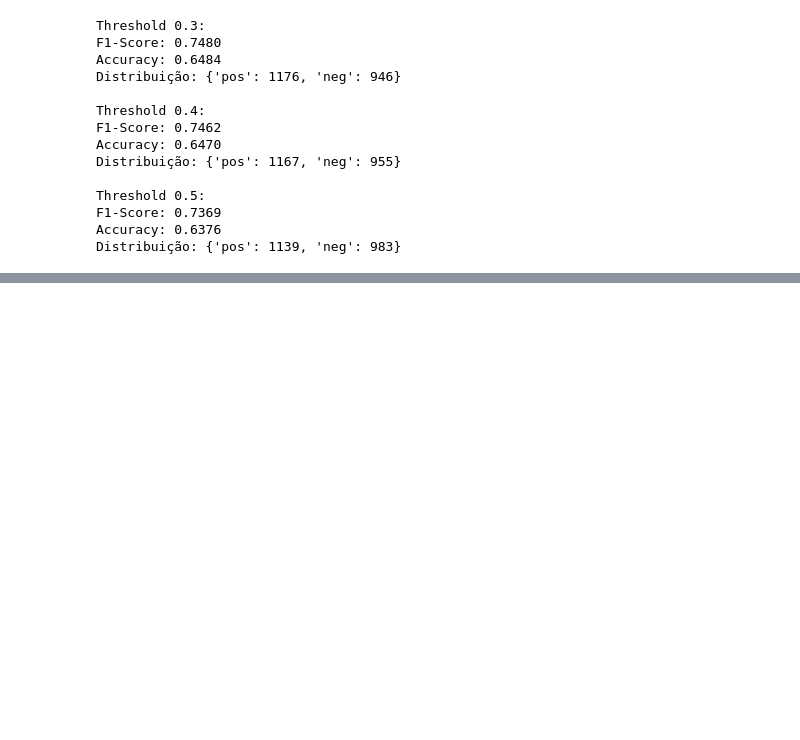
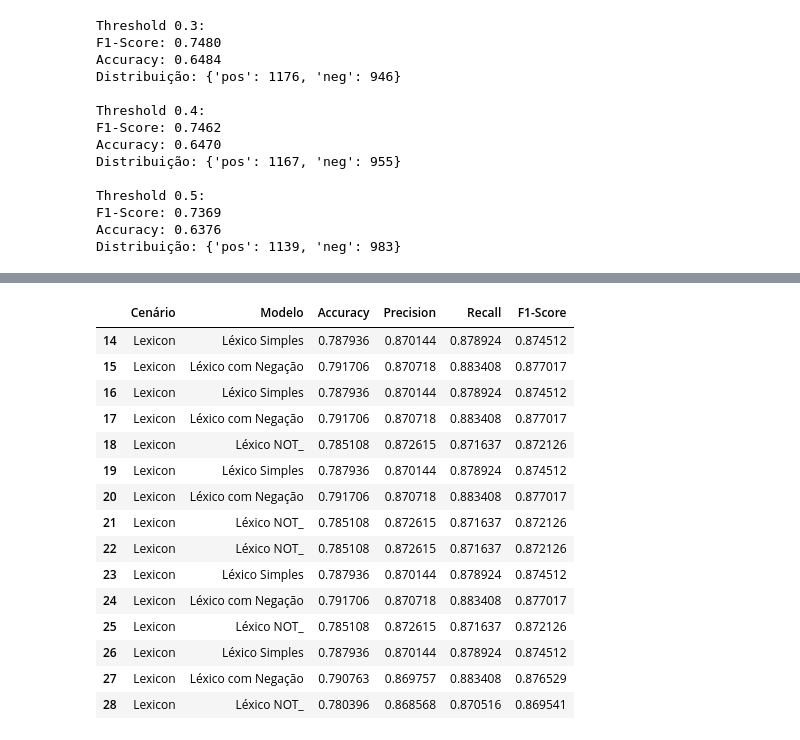
Before and after one commit to fernandorocha23/text_mining, a Jupyter notebook: project/Início.ipynb, the cells around one changed output, grey strips where cells are left out. Cells and saved outputs as stored; diff of their text form; code cells hidden in the pictures; blank space fills up the shorter version.

```diff
--- a/project/Início.ipynb
+++ b/project/Início.ipynb
@@ -753,0 +871,57 @@ Distribuição: {'pos': 1139, 'neg': 983}
+# %%
+#aplicar modelos
+
+df_test['pred_lexico_negacao'] = df_test['text_sem_lematizacao'].apply(sentiment_lexico_negacao)
+df_test['pred_lexico_not'] = df_test['text_sem_lematizacao'].apply(sentiment_lexico_not)
+# %%
+# Avaliar resultados
+resultado_lexico_simples = avaliar_modelo(
+    df_test['class'],
+    df_test['pred_lexico_simples'],
+    'Léxico Simples',
+    'Lexicon'
+)
+
+resultado_lexico_negacao = avaliar_modelo(
+    df_test['class'],
+    df_test['pred_lexico_negacao'],
+    'Léxico com Negação',
+    'Lexicon'
+)
+
+# Adicionar aos resultados existentes
+df_resultados = pd.concat([
+    df_resultados,
+    pd.DataFrame([resultado_lexico_simples, resultado_lexico_negacao])
+], ignore_index=True)
+# %%
+resultado_lexico_not = avaliar_modelo(
+    df_test['class'],
+    df_test['pred_lexico_not'],
+    'Léxico NOT_',
+    'Lexicon'
+)
+
+df_resultados = pd.concat([
+    df_resultados,
+    pd.DataFrame([resultado_lexico_not])
+], ignore_index=True)
+
+display(df_resultados[df_resultados['Modelo'].isin(['Léxico Simples', 'Léxico NOT_', 'Léxico com Negação'])])
+# %% [output]
+|  | Cenário | Modelo | Accuracy | Precision | Recall | F1-Score |
+| 14 | Lexicon | Léxico Simples | 0.787936 | 0.870144 | 0.878924 | 0.874512 |
+| 15 | Lexicon | Léxico com Negação | 0.791706 | 0.870718 | 0.883408 | 0.877017 |
+| 16 | Lexicon | Léxico Simples | 0.787936 | 0.870144 | 0.878924 | 0.874512 |
+| 17 | Lexicon | Léxico com Negação | 0.791706 | 0.870718 | 0.883408 | 0.877017 |
+| 18 | Lexicon | Léxico NOT_ | 0.785108 | 0.872615 | 0.871637 | 0.872126 |
+| 19 | Lexicon | Léxico Simples | 0.787936 | 0.870144 | 0.878924 | 0.874512 |
+| 20 | Lexicon | Léxico com Negação | 0.791706 | 0.870718 | 0.883408 | 0.877017 |
+| 21 | Lexicon | Léxico NOT_ | 0.785108 | 0.872615 | 0.871637 | 0.872126 |
+| 22 | Lexicon | Léxico NOT_ | 0.785108 | 0.872615 | 0.871637 | 0.872126 |
+| 23 | Lexicon | Léxico Simples | 0.787936 | 0.870144 | 0.878924 | 0.874512 |
+| 24 | Lexicon | Léxico com Negação | 0.791706 | 0.870718 | 0.883408 | 0.877017 |
+| 25 | Lexicon | Léxico NOT_ | 0.785108 | 0.872615 | 0.871637 | 0.872126 |
+| 26 | Lexicon | Léxico Simples | 0.787936 | 0.870144 | 0.878924 | 0.874512 |
+| 27 | Lexicon | Léxico com Negação | 0.790763 | 0.869757 | 0.883408 | 0.876529 |
+| 28 | Lexicon | Léxico NOT_ | 0.780396 | 0.868568 | 0.870516 | 0.869541 |
```
Also changed, not shown: parts of 17 cells of this notebook, 2 other files.
